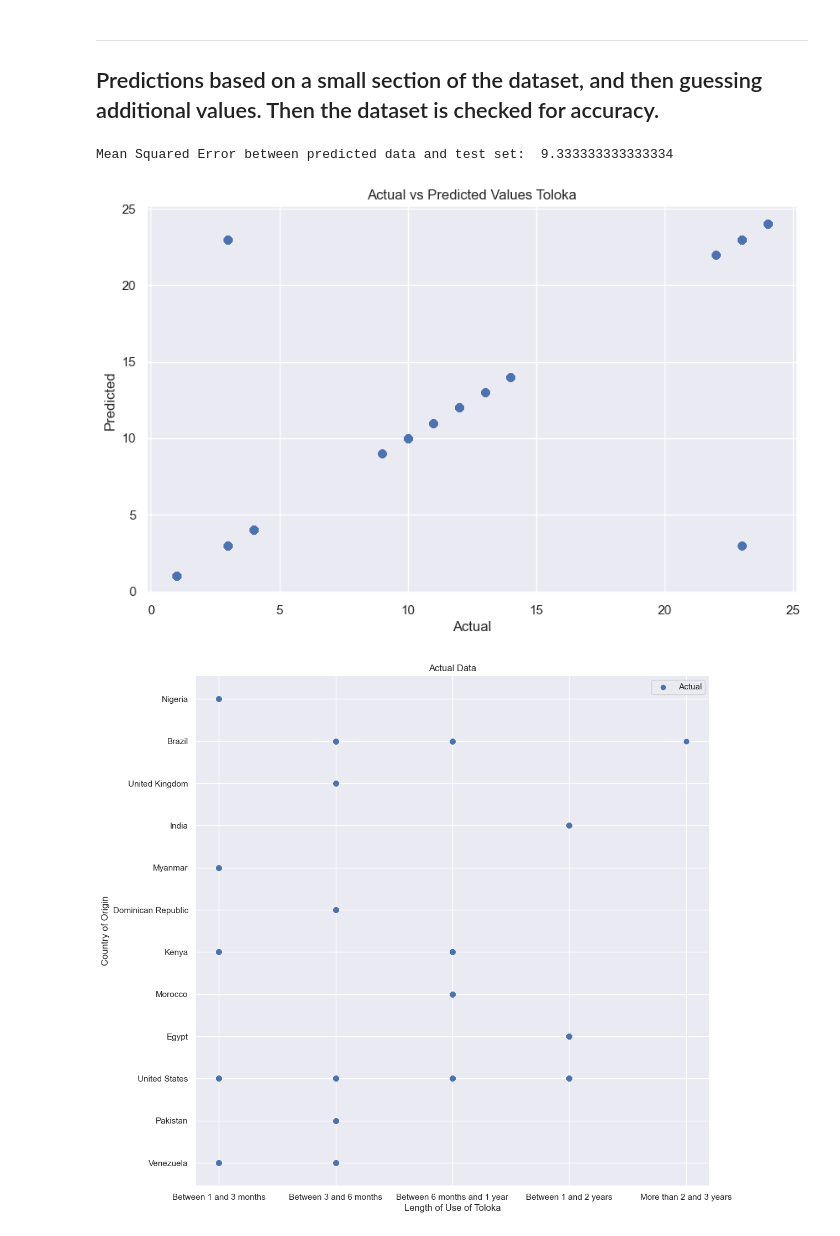
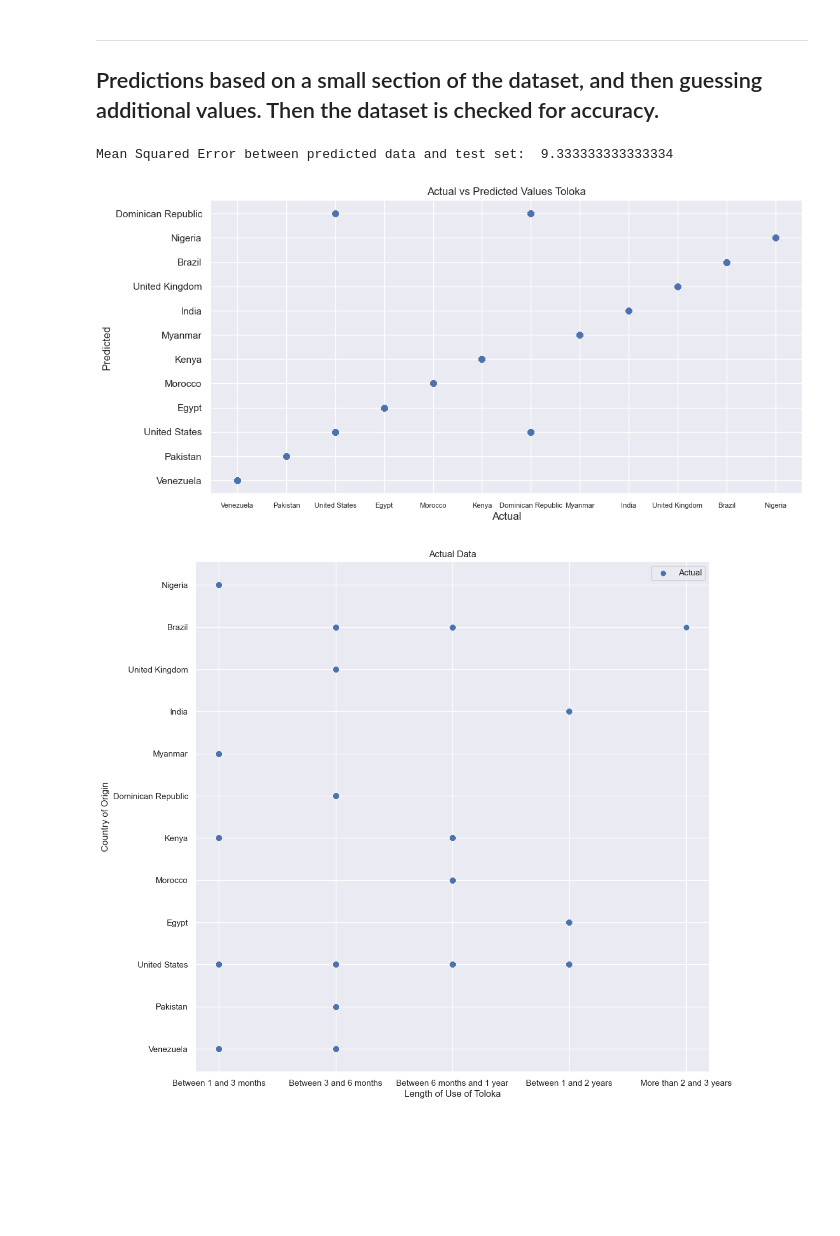
Before and after one commit to NicholasBerns/DataScienceProject, a Jupyter notebook: toloka_models.ipynb, the cells around one changed output. Saved outputs shown, nothing was run; the diff lists cells and outputs as text; code cells hidden in the pictures; blank space fills up the shorter version.

```diff
--- a/toloka_models.ipynb
+++ b/toloka_models.ipynb
@@ -284,21 +284,26 @@ Then the dataset is checked for accuracy.
 # %%
 # Predict using the "best" model picked earlier
 y_pred = best.predict(Xtest)
 
 # Print out Mean Squared Error for predicted data and the data in the test set
 print("Mean Squared Error between predicted data and test set: ", mean_squared_error(y_pred, Ytest))
 
+#Inverts Encoding for the target home_country for the Test and Prediction
+y_test = Encoders['home_country'].inverse_transform(Ytest)
+y_predict = Encoders['home_country'].inverse_transform(y_pred)
+
 # Visualize actual vs predicted values
-plt.figure(figsize=(10, 6))
-plt.scatter(Ytest, y_pred)
+plt.figure(figsize=(12, 6))
+plt.scatter(y_test, y_predict)
 plt.xlabel('Actual')
 plt.ylabel('Predicted')
+plt.xticks(fontsize=8)
 plt.title('Actual vs Predicted Values Toloka')
 plt.grid(True)
 plt.show()
 # %% [output]
 Mean Squared Error between predicted data and test set:  9.333333333333334
-[figure, old version]
+[figure, new version]
 # %%
 #Inverts Scale and Encoding for the X test predictor length_use
 X_length_use = pd.DataFrame(scale.inverse_transform(Xtest), columns=Xtest.columns)
```
Also changed, not shown: 1 other file.
